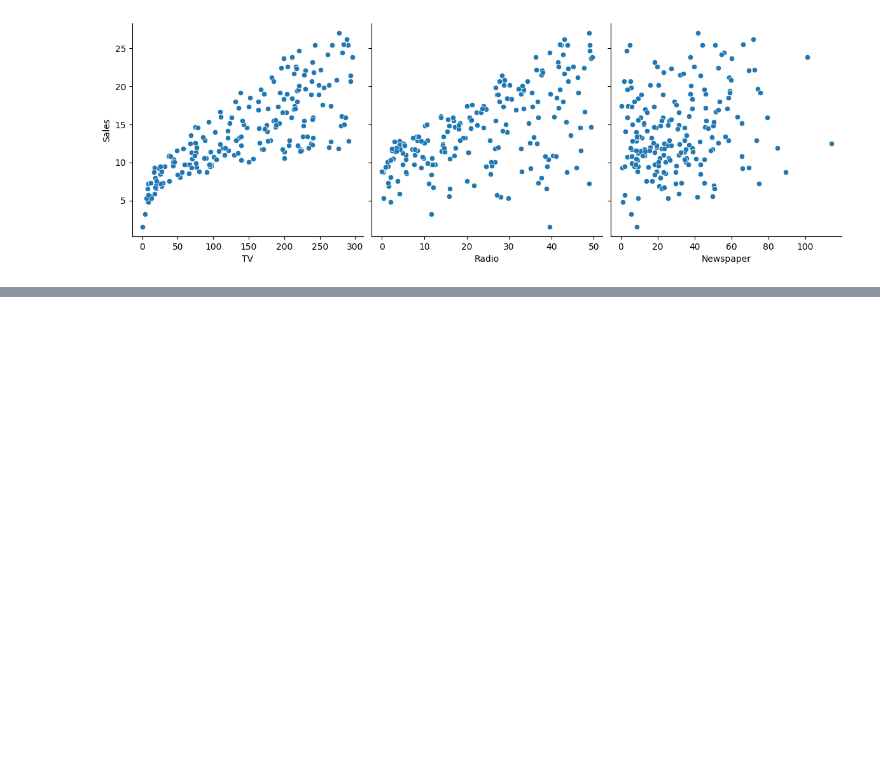
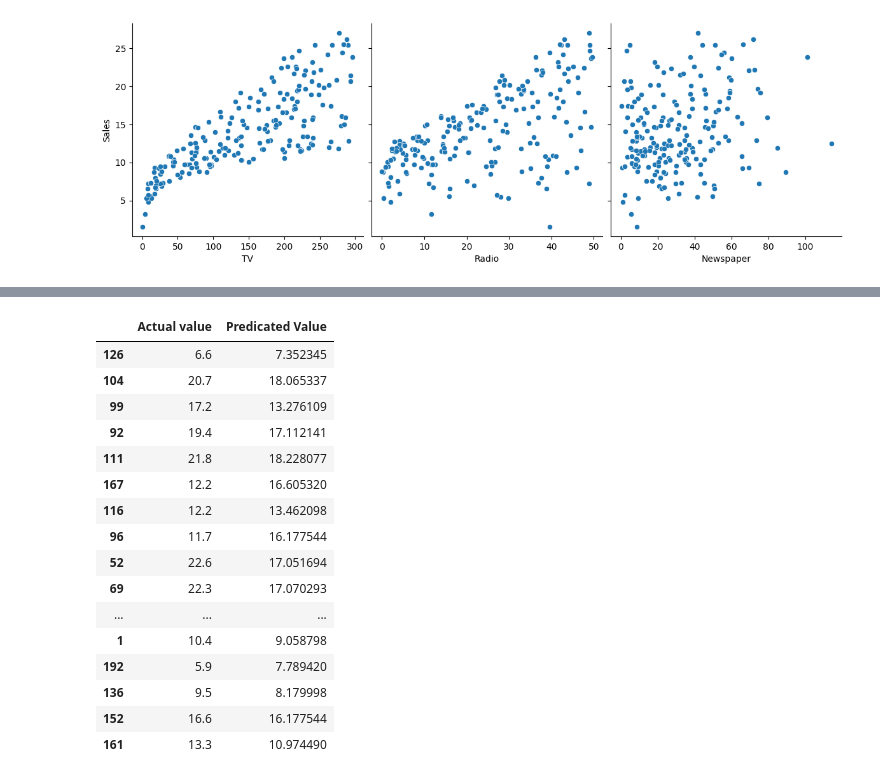
Before and after one commit to Vexy-04/DSE-Lab, a Jupyter notebook: Program 5/linear regression.ipynb, the cells around one changed output, grey strips where cells are left out. Saved outputs shown, nothing was run; the diff lists cells and outputs as text; code cells hidden in the pictures; blank space fills up the shorter version.

```diff
--- a/Program 5/linear regression.ipynb
+++ b/Program 5/linear regression.ipynb
@@ -64,0 +94,5 @@ plt.show()
+# %%
+y_pred_slr=slr.predict(x_test)
+x_pred_slr=slr.predict(x_train)
+
+print("predication for test set:{}".format(y_pred_slr))
@@ -64,0 +110,21 @@ plt.show()
+# %%
+slr_diff=pd.DataFrame({'Actual value':y_test,'Predicated Value':y_pred_slr})
+slr_diff
+# %% [output]
+|  | Actual value | Predicated Value |
+| 126 | 6.6 | 7.352345 |
+| 104 | 20.7 | 18.065337 |
+| 99 | 17.2 | 13.276109 |
+| 92 | 19.4 | 17.112141 |
+| 111 | 21.8 | 18.228077 |
+| 167 | 12.2 | 16.605320 |
+| 116 | 12.2 | 13.462098 |
+| 96 | 11.7 | 16.177544 |
+| 52 | 22.6 | 17.051694 |
+| 69 | 22.3 | 17.070293 |
+| ... | ... | ... |
+| 1 | 10.4 | 9.058798 |
+| 192 | 5.9 | 7.789420 |
+| 136 | 9.5 | 8.179998 |
+| 152 | 16.6 | 16.177544 |
+| 161 | 13.3 | 10.974490 |
```
Also changed, not shown: parts of 5 cells of this notebook.
